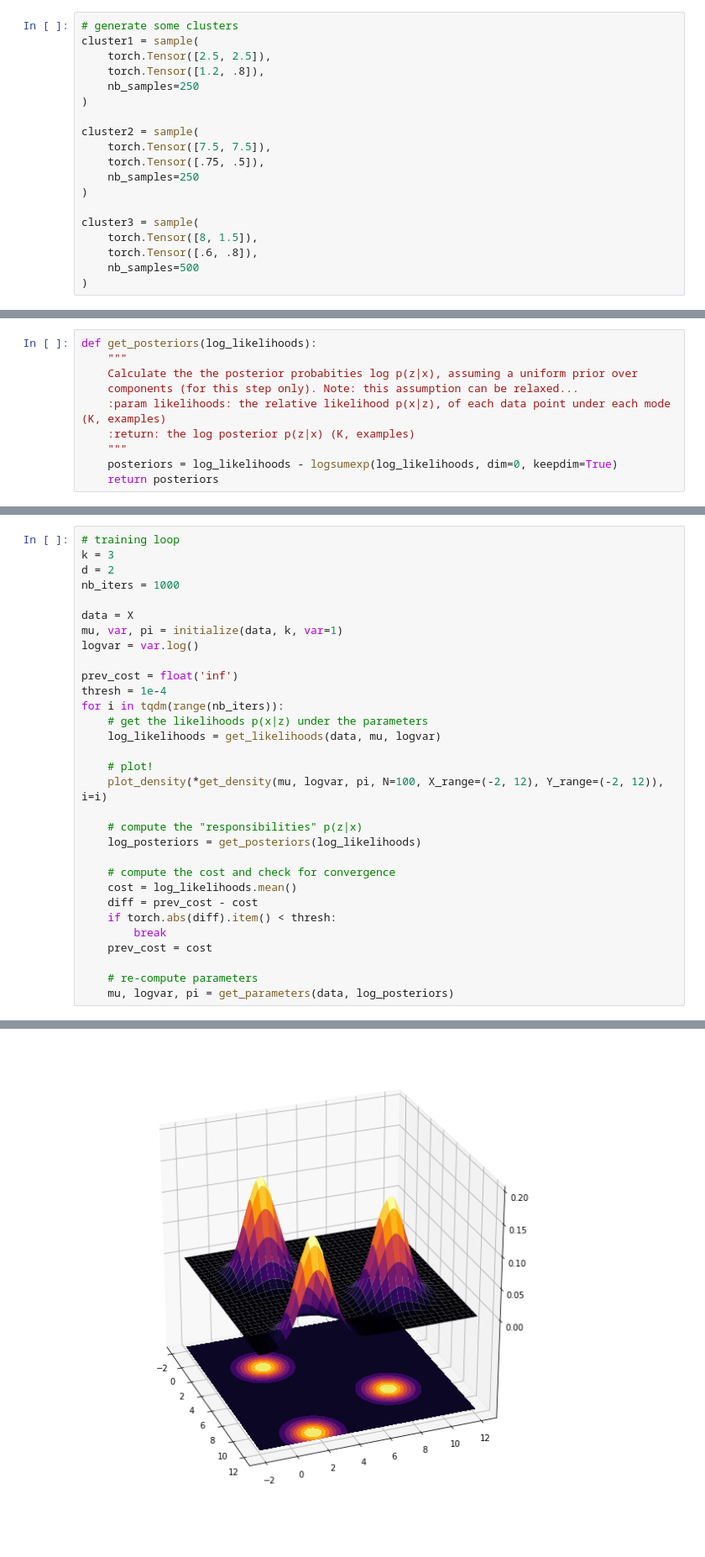
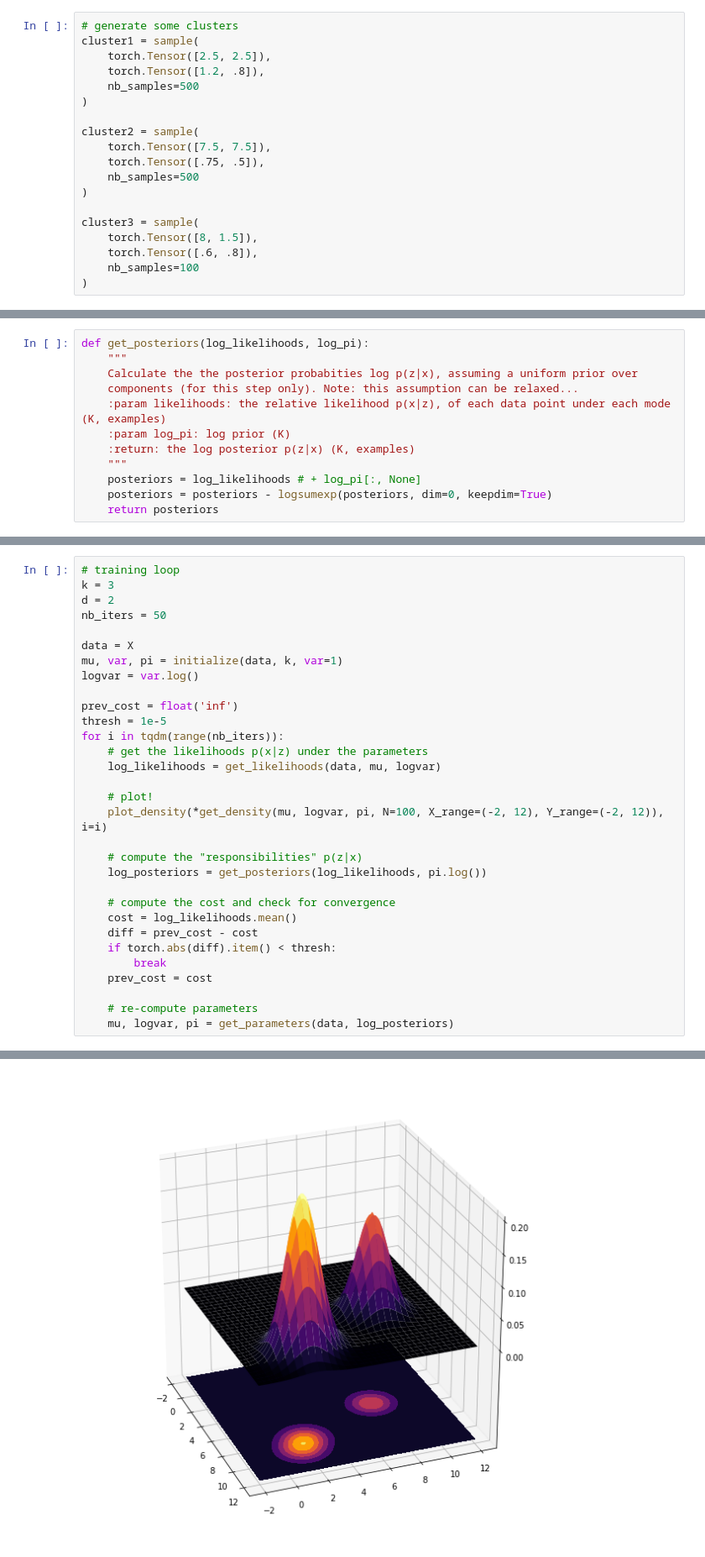
Before and after one commit to angusturner/generative_models, a Jupyter notebook: examples/GMM.ipynb, the cells around one changed output, grey strips where cells are left out. Shown at 84% size. Cells and saved outputs as stored; diff of their text form.

```diff
--- a/examples/GMM.ipynb
+++ b/examples/GMM.ipynb
@@ -38,19 +38,19 @@ def sample(mu, var, nb_samples=500):
 cluster1 = sample(
     torch.Tensor([2.5, 2.5]),
     torch.Tensor([1.2, .8]),
-    nb_samples=250
+    nb_samples=500
 )
 
 cluster2 = sample(
     torch.Tensor([7.5, 7.5]),
     torch.Tensor([.75, .5]),
-    nb_samples=250
+    nb_samples=500
 )
 
 cluster3 = sample(
     torch.Tensor([8, 1.5]),
     torch.Tensor([.6, .8]),
-    nb_samples=500
+    nb_samples=100
 )
 # %%
 def plot_2d_sample(sample):
@@ -111,14 +111,16 @@ def get_likelihoods(X, mu, logvar, log=True):
 
     return log_likelihoods
 # %%
-def get_posteriors(log_likelihoods):
+def get_posteriors(log_likelihoods, log_pi):
     """
     Calculate the the posterior probabities log p(z|x), assuming a uniform prior over
     components (for this step only). Note: this assumption can be relaxed...
     :param likelihoods: the relative likelihood p(x|z), of each data point under each mode (K, examples)
+    :param log_pi: log prior (K)
     :return: the log posterior p(z|x) (K, examples)
     """
-    posteriors = log_likelihoods - logsumexp(log_likelihoods, dim=0, keepdim=True)
+    posteriors = log_likelihoods # + log_pi[:, None]
+    posteriors = posteriors - logsumexp(posteriors, dim=0, keepdim=True)
     return posteriors
 # %%
 def get_parameters(X, log_posteriors, eps=1e-6, min_var=1e-6):
@@ -187,34 +189,34 @@ def plot_density(X, Y, Z, i=0):
 # %%
 # training loop
 k = 3
 d = 2
-nb_iters = 1000
+nb_iters = 50
 
 data = X
 mu, var, pi = initialize(data, k, var=1)
 logvar = var.log()
 
 prev_cost = float('inf')
-thresh = 1e-4
+thresh = 1e-5
 for i in tqdm(range(nb_iters)):
     # get the likelihoods p(x|z) under the parameters
     log_likelihoods = get_likelihoods(data, mu, logvar)
 
     # plot!
     plot_density(*get_density(mu, logvar, pi, N=100, X_range=(-2, 12), Y_range=(-2, 12)), i=i)
 
     # compute the "responsibilities" p(z|x)
-    log_posteriors = get_posteriors(log_likelihoods)
+    log_posteriors = get_posteriors(log_likelihoods, pi.log())
 
     # compute the cost and check for convergence
     cost = log_likelihoods.mean()
     diff = prev_cost - cost
     if torch.abs(diff).item() < thresh:
         break
     prev_cost = cost
 
     # re-compute parameters
     mu, logvar, pi = get_parameters(data, log_posteriors)
 # %% [output]
 [interactive output not drawn]
-[figure, old version]
+[figure, new version]
```
Also changed, not shown: parts of 3 cells of this notebook.
